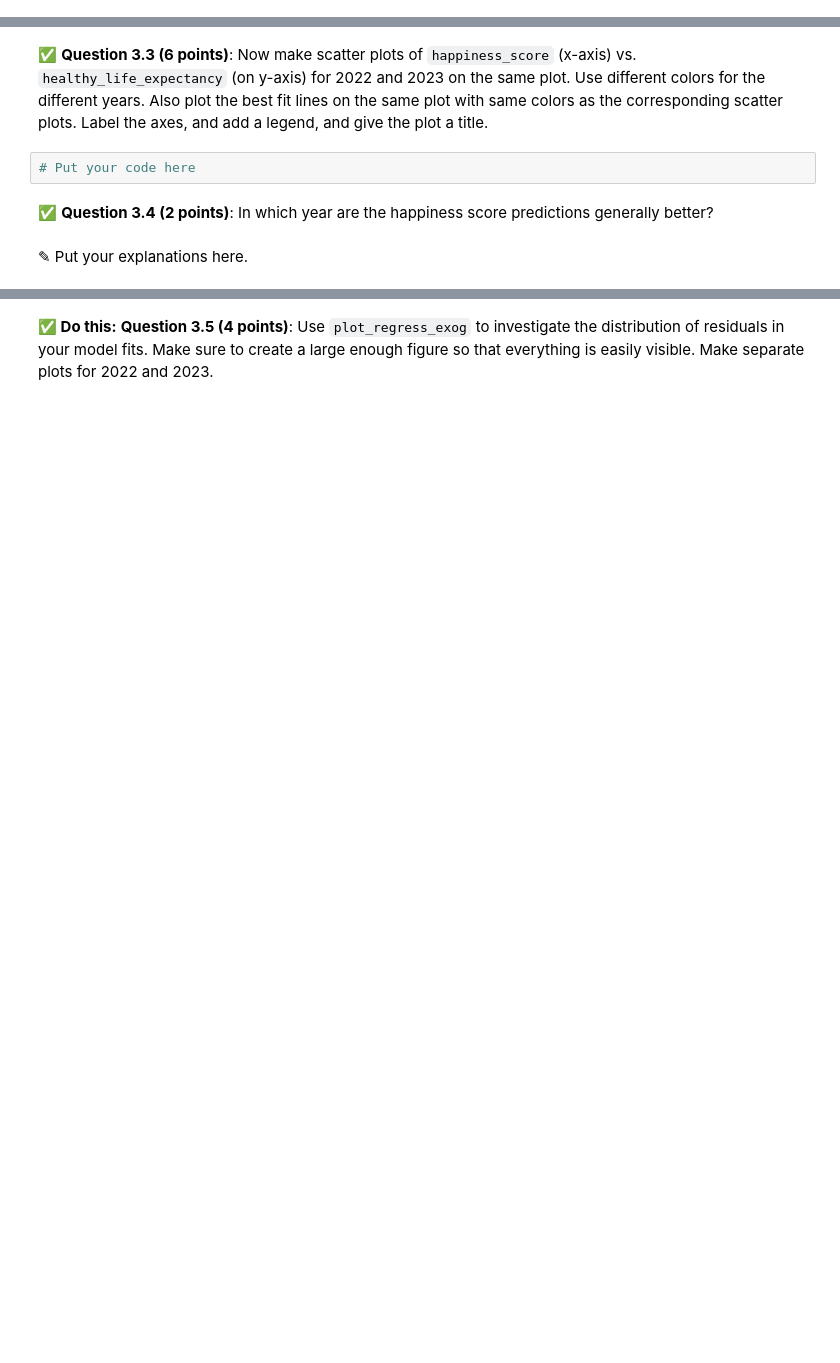
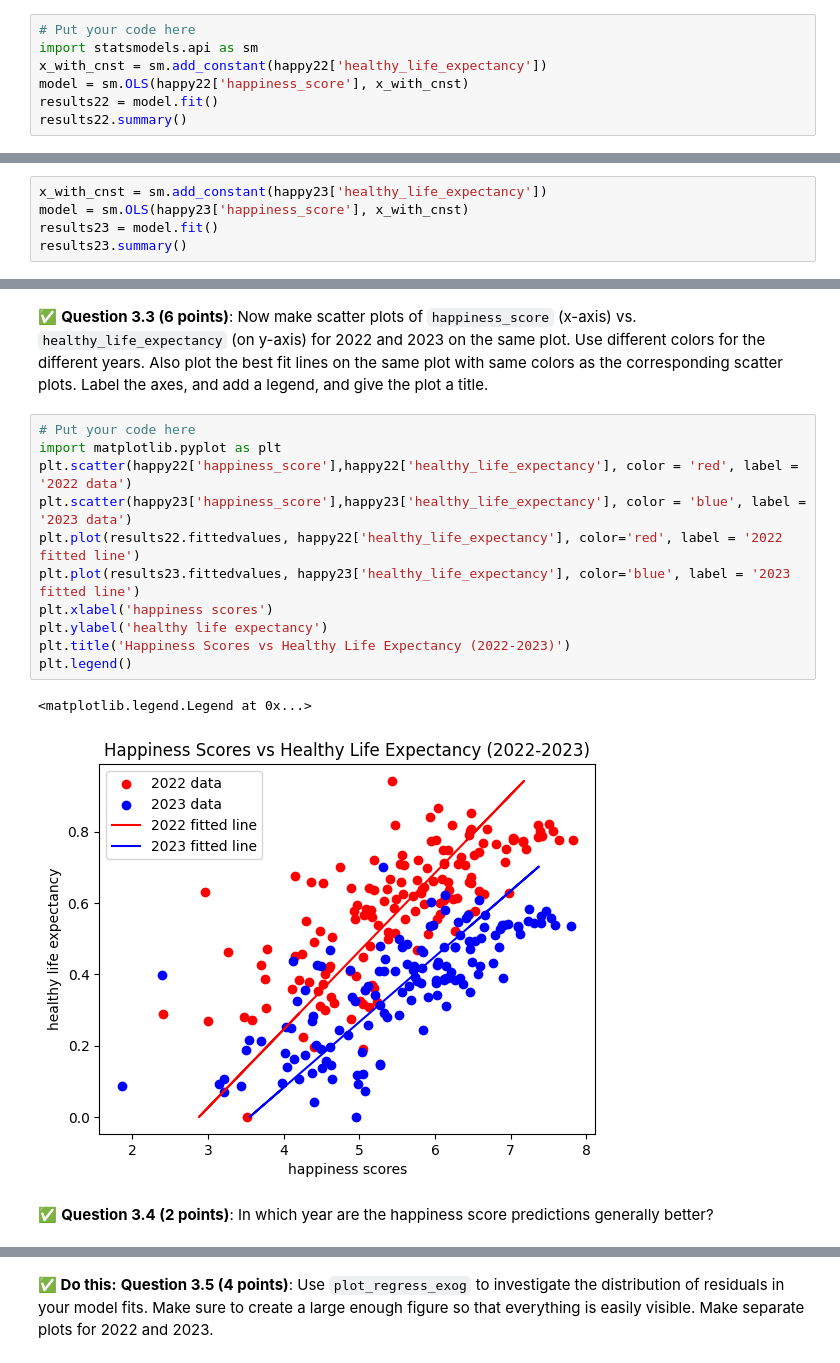
Before and after one commit to ethanfremder/CMSE202-f23-turnin, a Jupyter notebook: hw-03/HW-03_Regression-S24-STUDENT.ipynb, the cells around one changed output, grey strips where cells are left out. Saved outputs shown, nothing was run; the diff lists cells and outputs as text; blank space fills up the shorter version.

```diff
--- a/hw-03/HW-03_Regression-S24-STUDENT.ipynb
+++ b/hw-03/HW-03_Regression-S24-STUDENT.ipynb
@@ -157,0 +156,7 @@ In this part, we'll perform some one-variable linear regression analysis on the
+# %%
+# Put your code here
+import statsmodels.api as sm
+x_with_cnst = sm.add_constant(happy22['healthy_life_expectancy'])
+model = sm.OLS(happy22['happiness_score'], x_with_cnst)
+results22 = model.fit()
+results22.summary()
@@ -157,0 +183,5 @@ In this part, we'll perform some one-variable linear regression analysis on the
+# %%
+x_with_cnst = sm.add_constant(happy23['healthy_life_expectancy'])
+model = sm.OLS(happy23['happiness_score'], x_with_cnst)
+results23 = model.fit()
+results23.summary()
@@ -168,8 +218,18 @@ In this part, we'll perform some one-variable linear regression analysis on the
 # %% [markdown]
 &#9989;  **Question 3.3 (6 points)**: Now make scatter plots of `happiness_score` (x-axis) vs. `healthy_life_expectancy` (on y-axis) for 2022 and 2023 on the same plot. Use different colors for the different years. Also plot the best fit lines on the same plot with same colors as the corresponding scatter plots. Label the axes, and add a legend, and give the plot a title.
-# %%
-# Put your code here
+# %%
+# Put your code here
+import matplotlib.pyplot as plt
+plt.scatter(happy22['happiness_score'],happy22['healthy_life_expectancy'], color = 'red', label = '2022 data')
+plt.scatter(happy23['happiness_score'],happy23['healthy_life_expectancy'], color = 'blue', label = '2023 data')
+plt.plot(results22.fittedvalues, happy22['healthy_life_expectancy'], color='red', label = '2022 fitted line')
+plt.plot(results23.fittedvalues, happy23['healthy_life_expectancy'], color='blue', label = '2023 fitted line')
+plt.xlabel('happiness scores')
+plt.ylabel('healthy life expectancy')
+plt.title('Happiness Scores vs Healthy Life Expectancy (2022-2023)')
+plt.legend()
+# %% [output]
+<matplotlib.legend.Legend at 0x...>
+[figure, added]
 # %% [markdown]
 &#9989;  **Question 3.4 (2 points)**: In which year are the happiness score predictions generally better?
-# %% [markdown]
-<font size=+3>&#9998;</font> Put your explanations here.
```
Also changed, not shown: parts of 15 cells of this notebook.
